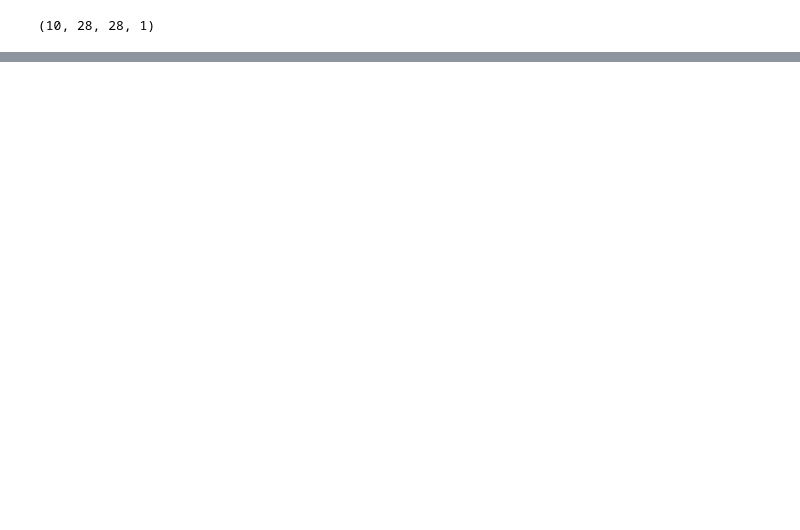
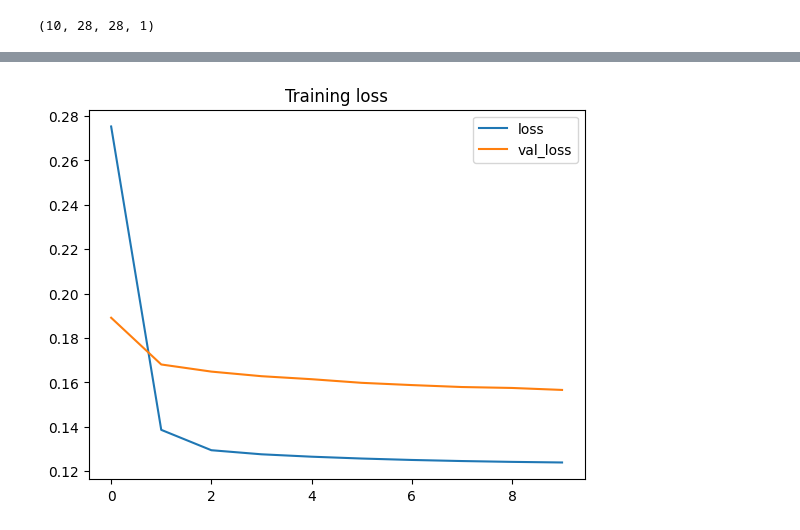
Before and after one commit to visanalexandru/AnomalyDetection, a Jupyter notebook: lab5/ex4.ipynb, the cells around one changed output, grey strips where cells are left out. Drawn from its saved outputs; the diff is of its cells as text; code cells hidden in the pictures; blank space fills up the shorter version.

```diff
--- a/lab5/ex4.ipynb
+++ b/lab5/ex4.ipynb
@@ -147,0 +155,9 @@ for i in range(5):
+# %%
+autoencoder = Autoencoder()
+opt = keras.optimizers.Adam(learning_rate=0.0001)
+autoencoder.compile(loss=keras.losses.MeanSquaredError(), optimizer=opt)
+
+noise_train = np.random.normal(size=X_train.shape) * 0.35
+noise_test = np.random.normal(size=X_test.shape) * 0.35
+
+history = autoencoder.fit(x=X_train, y=X_train+noise_train, epochs=10, batch_size=64, validation_data=(X_test, X_test+noise_test))
@@ -147,0 +185,8 @@ for i in range(5):
+# %%
+plt.title("Training loss")
+plt.plot(history.history["loss"], label="loss")
+plt.plot(history.history["val_loss"], label="val_loss")
+plt.legend()
+plt.show()
+# %% [output]
+[figure, added]
```
Also changed, not shown: parts of 8 cells of this notebook.
